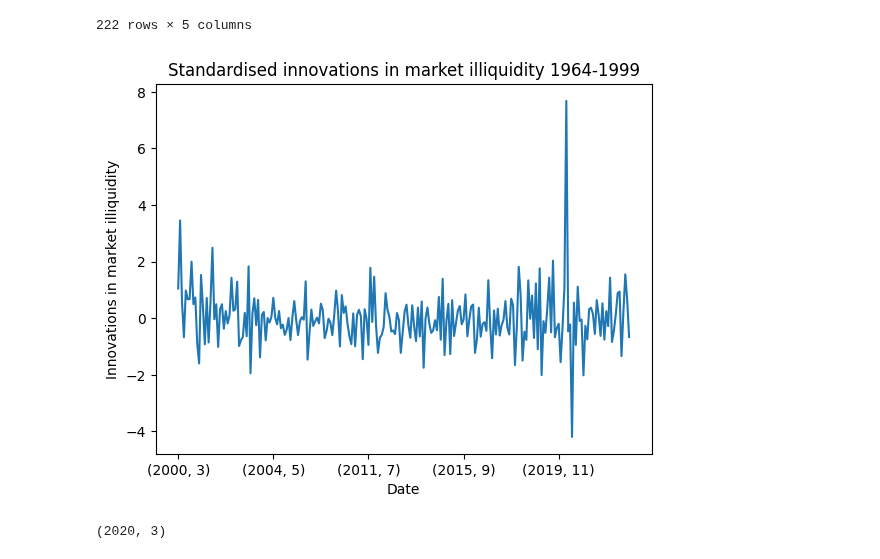
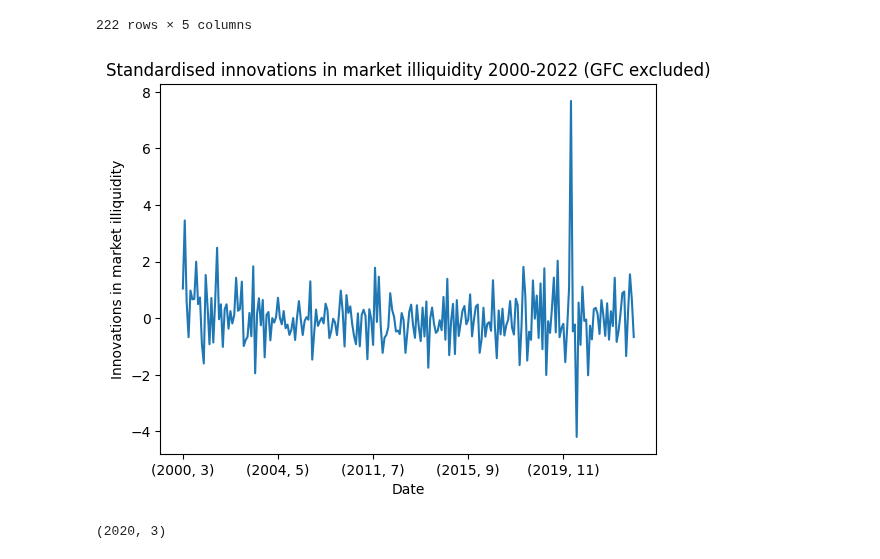
Before and after one commit to JMCG22/pm_cw, a Jupyter notebook: Data_combined_new_data_no_GFC.ipynb, the cells around one changed output. Cells and saved outputs as stored; diff of their text form; code cells hidden in the pictures.

Commit message:
Corrected graph labels

```diff
--- a/Data_combined_new_data_no_GFC.ipynb
+++ b/Data_combined_new_data_no_GFC.ipynb
@@ -465,14 +465,14 @@ market_regression_residual[16:]
 # %%
 vals = market_regression_residual['resid'].loc[start:].copy()
 sigma = vals.std()
 vals /= sigma
 vals.plot()
-plt.title('Standardised innovations in market illiquidity 1964-1999')
+plt.title('Standardised innovations in market illiquidity 2000-2022 (GFC excluded)')
 plt.xlabel('Date')
 plt.ylabel('Innovations in market illiquidity')
 plt.show()
 # %% [output]
-[figure, old version]
+[figure, new version]
 # %%
 vals.idxmax()
 # %% [output]
```
Also changed, not shown: parts of 3 cells of this notebook, 1 other file.
